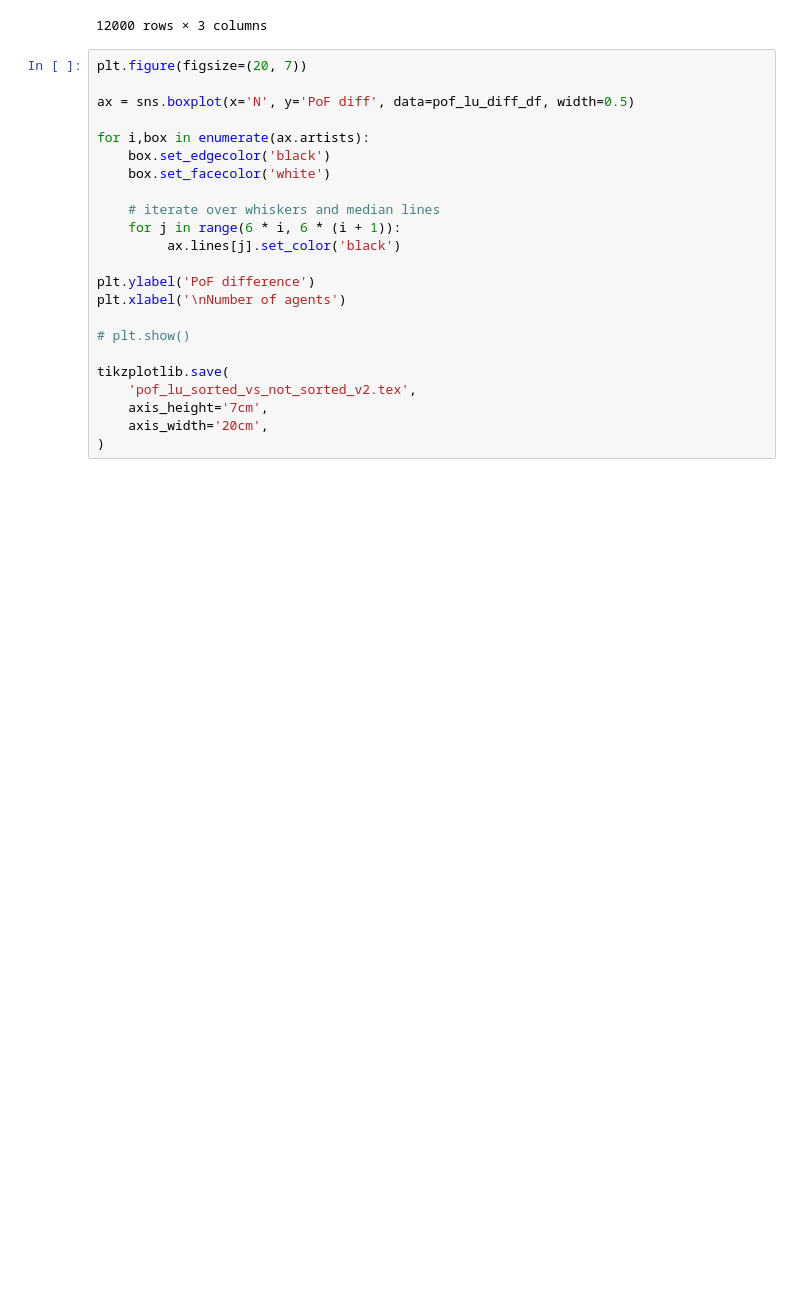
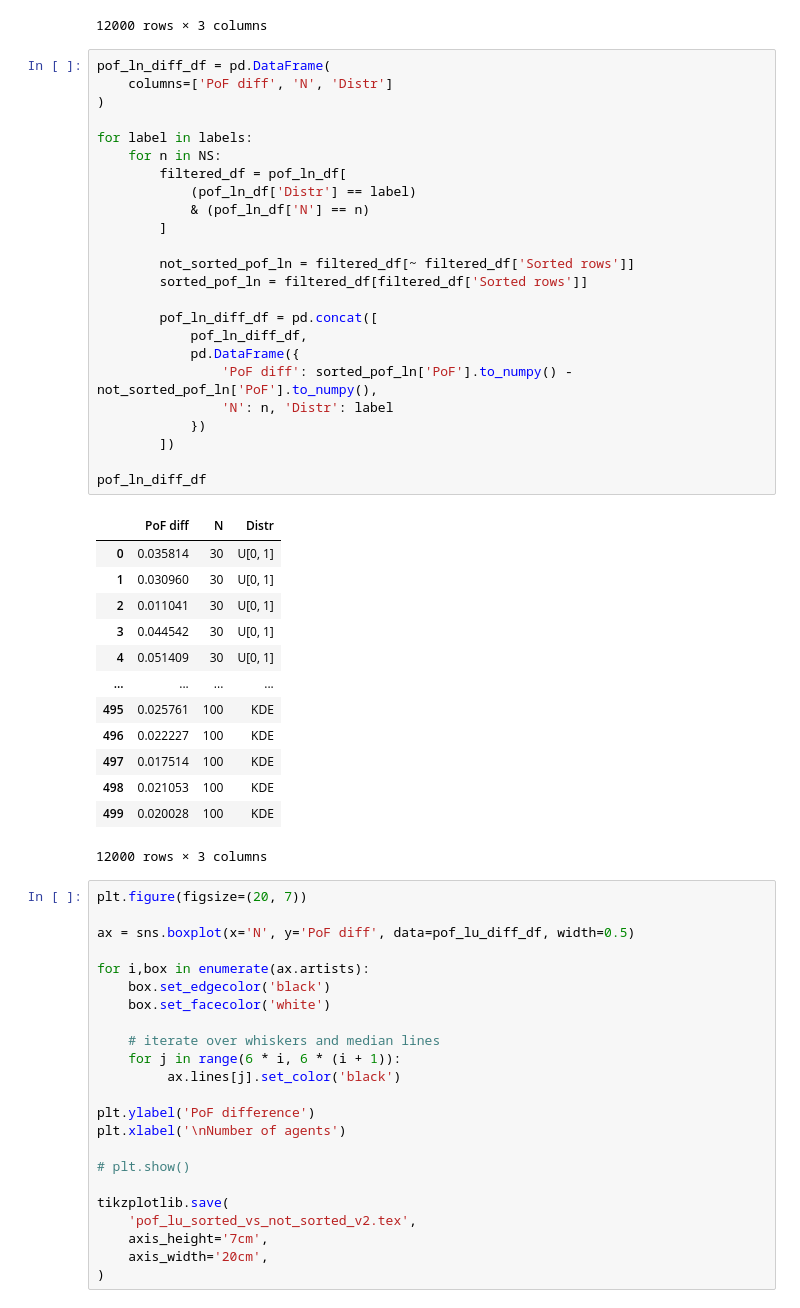
Before and after one commit to KrisNguyen135/FairBayesianOpt, a Jupyter notebook: notebooks/Homelessness/05_01_week/04 28 - Expectation of upper bounds.ipynb, the cells around one changed output. Drawn from its saved outputs; the diff is of its cells as text; blank space fills up the shorter version.

```diff
--- a/notebooks/Homelessness/05_01_week/04 28 - Expectation of upper bounds.ipynb
+++ b/notebooks/Homelessness/05_01_week/04 28 - Expectation of upper bounds.ipynb
@@ -539,6 +534,44 @@ pof_lu_diff_df
 | 498 | 0.038829 | 100 | KDE |
 | 499 | 0.042385 | 100 | KDE |
 12000 rows × 3 columns
+# %%
+pof_ln_diff_df = pd.DataFrame(
+    columns=['PoF diff', 'N', 'Distr']
+)
+
+for label in labels:
+    for n in NS:
+        filtered_df = pof_ln_df[
+            (pof_ln_df['Distr'] == label)
+            & (pof_ln_df['N'] == n)
+        ]
+
+        not_sorted_pof_ln = filtered_df[~ filtered_df['Sorted rows']]
+        sorted_pof_ln = filtered_df[filtered_df['Sorted rows']]
+
+        pof_ln_diff_df = pd.concat([
+            pof_ln_diff_df,
+            pd.DataFrame({
+                'PoF diff': sorted_pof_ln['PoF'].to_numpy() - not_sorted_pof_ln['PoF'].to_numpy(),
+                'N': n, 'Distr': label
+            })
+        ])
+
+pof_ln_diff_df
+# %% [output]
+|  | PoF diff | N | Distr |
+| 0 | 0.035814 | 30 | U[0, 1] |
+| 1 | 0.030960 | 30 | U[0, 1] |
+| 2 | 0.011041 | 30 | U[0, 1] |
+| 3 | 0.044542 | 30 | U[0, 1] |
+| 4 | 0.051409 | 30 | U[0, 1] |
+| ... | ... | ... | ... |
+| 495 | 0.025761 | 100 | KDE |
+| 496 | 0.022227 | 100 | KDE |
+| 497 | 0.017514 | 100 | KDE |
+| 498 | 0.021053 | 100 | KDE |
+| 499 | 0.020028 | 100 | KDE |
+12000 rows × 3 columns
 # %%
 plt.figure(figsize=(20, 7))
 
```
Also changed, not shown: parts of 5 cells of this notebook, 18 other files.
